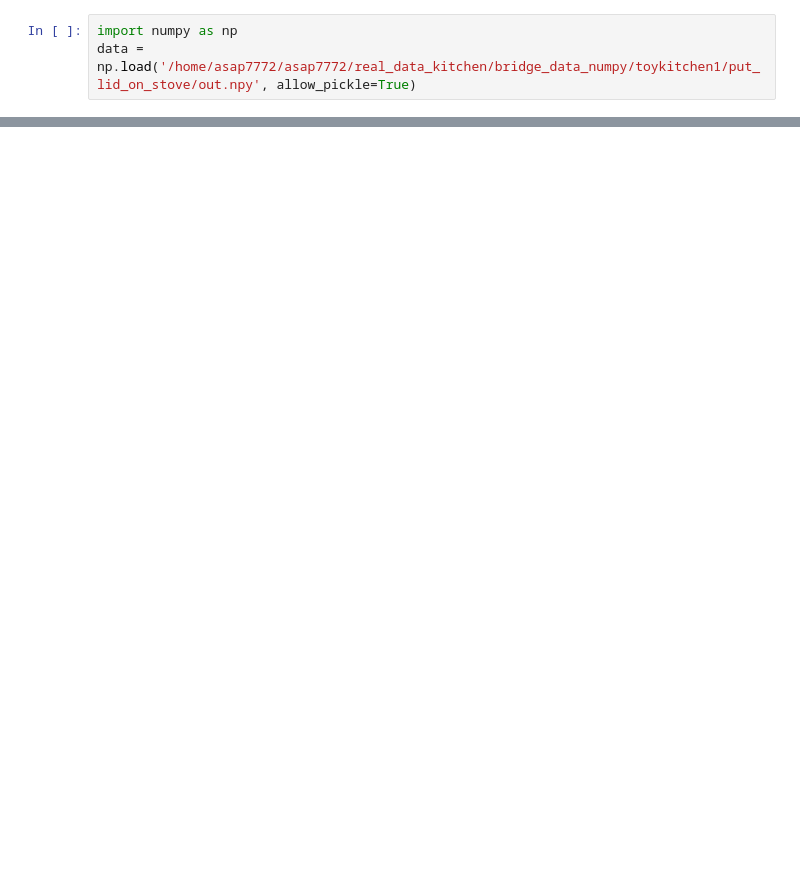
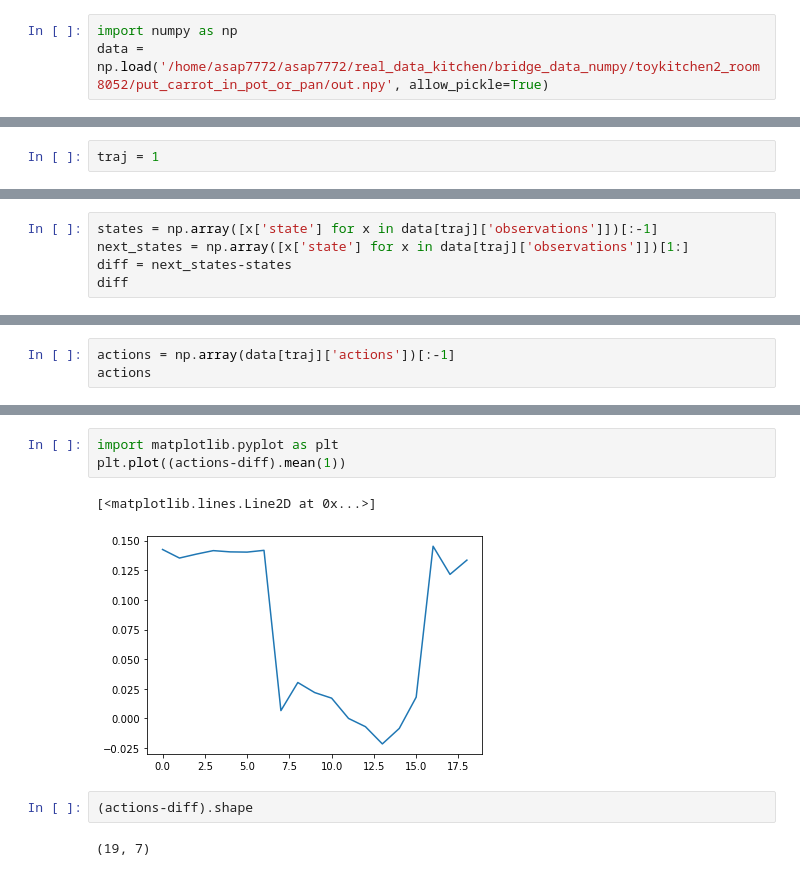
Before and after one commit to yanlai00/robot_kitchen_processing, a Jupyter notebook: view_data.ipynb, the cells around one changed output, grey strips where cells are left out. Saved outputs shown, nothing was run; the diff lists cells and outputs as text; blank space fills up the shorter version.

```diff
--- a/view_data.ipynb
+++ b/view_data.ipynb
@@ -1,6 +1,6 @@
 # %%
 import numpy as np
-data = np.load('/home/asap7772/asap7772/real_data_kitchen/bridge_data_numpy/toykitchen1/put_lid_on_stove/out.npy', allow_pickle=True)
+data = np.load('/home/asap7772/asap7772/real_data_kitchen/bridge_data_numpy/toykitchen2_room8052/put_carrot_in_pot_or_pan/out.npy', allow_pickle=True)
 # %%
 len(data)
 # %% [output]
@@ -29,0 +8,2 @@ DL = data[0]['observations']
+# %%
+traj = 1
@@ -29,0 +14,5 @@ DL = data[0]['observations']
+# %%
+states = np.array([x['state'] for x in data[traj]['observations']])[:-1]
+next_states = np.array([x['state'] for x in data[traj]['observations']])[1:]
+diff = next_states-states
+diff
@@ -29,0 +37,3 @@ DL = data[0]['observations']
+# %%
+actions = np.array(data[traj]['actions'])[:-1]
+actions
@@ -29,0 +58,10 @@ DL = data[0]['observations']
+# %%
+import matplotlib.pyplot as plt
+plt.plot((actions-diff).mean(1))
+# %% [output]
+[<matplotlib.lines.Line2D at 0x...>]
+[figure, added]
+# %%
+(actions-diff).shape
+# %% [output]
+(19, 7)
```
Also changed, not shown: parts of 15 cells of this notebook, 2 other files.
